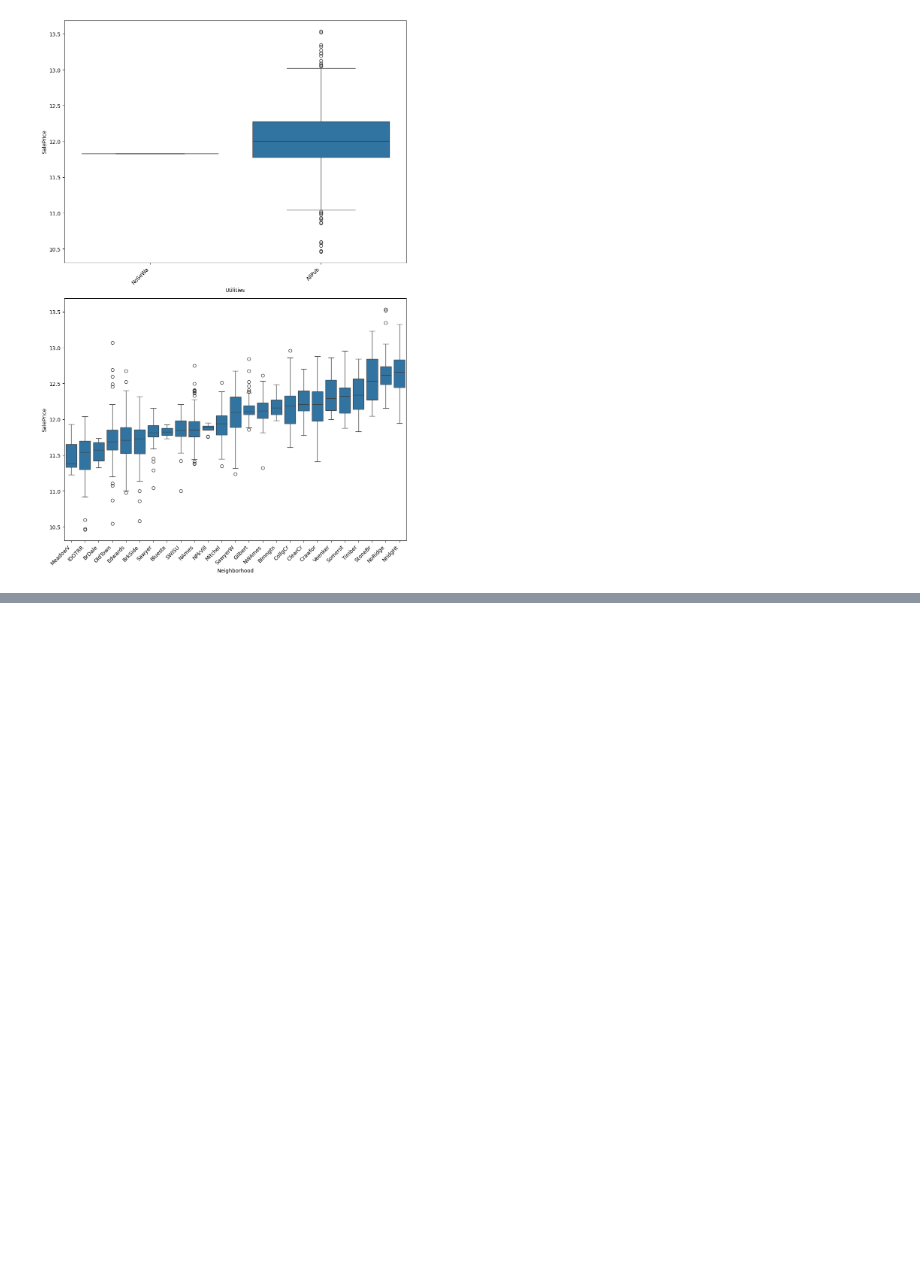
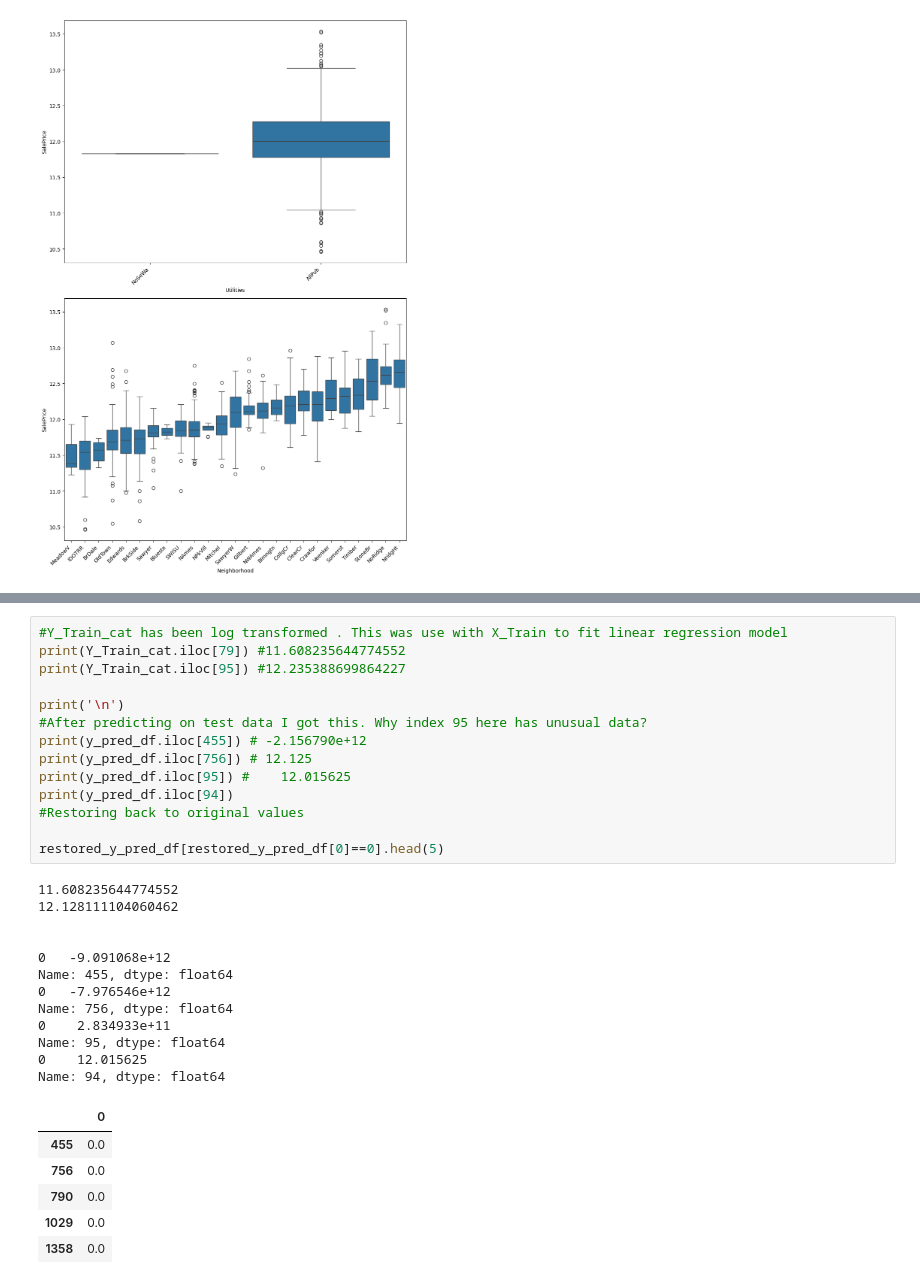
Before and after one commit to Anurag163/Kaggle--House-Prediction, a Jupyter notebook: RFE.ipynb, the cells around one changed output, grey strips where cells are left out. Cells and saved outputs as stored; diff of their text form; blank space fills up the shorter version.

```diff
--- a/RFE.ipynb
+++ b/RFE.ipynb
@@ -867,0 +1674,33 @@ plt.show()
+# %%
+#Y_Train_cat has been log transformed . This was use with X_Train to fit linear regression model
+print(Y_Train_cat.iloc[79]) #11.608235644774552
+print(Y_Train_cat.iloc[95]) #12.235388699864227
+
+print('\n')
+#After predicting on test data I got this. Why index 95 here has unusual data?
+print(y_pred_df.iloc[455]) # -2.156790e+12
+print(y_pred_df.iloc[756]) # 12.125
+print(y_pred_df.iloc[95]) #    12.015625
+print(y_pred_df.iloc[94])
+#Restoring back to original values
+
+restored_y_pred_df[restored_y_pred_df[0]==0].head(5)
+# %% [output]
+11.608235644774552
+12.128111104060462
+
+
+0   -9.091068e+12
+Name: 455, dtype: float64
+0   -7.976546e+12
+Name: 756, dtype: float64
+0    2.834933e+11
+Name: 95, dtype: float64
+0    12.015625
+Name: 94, dtype: float64
+|  | 0 |
+| 455 | 0.0 |
+| 756 | 0.0 |
+| 790 | 0.0 |
+| 1029 | 0.0 |
+| 1358 | 0.0 |
```
Also changed, not shown: parts of 65 cells of this notebook, 7 other files.
